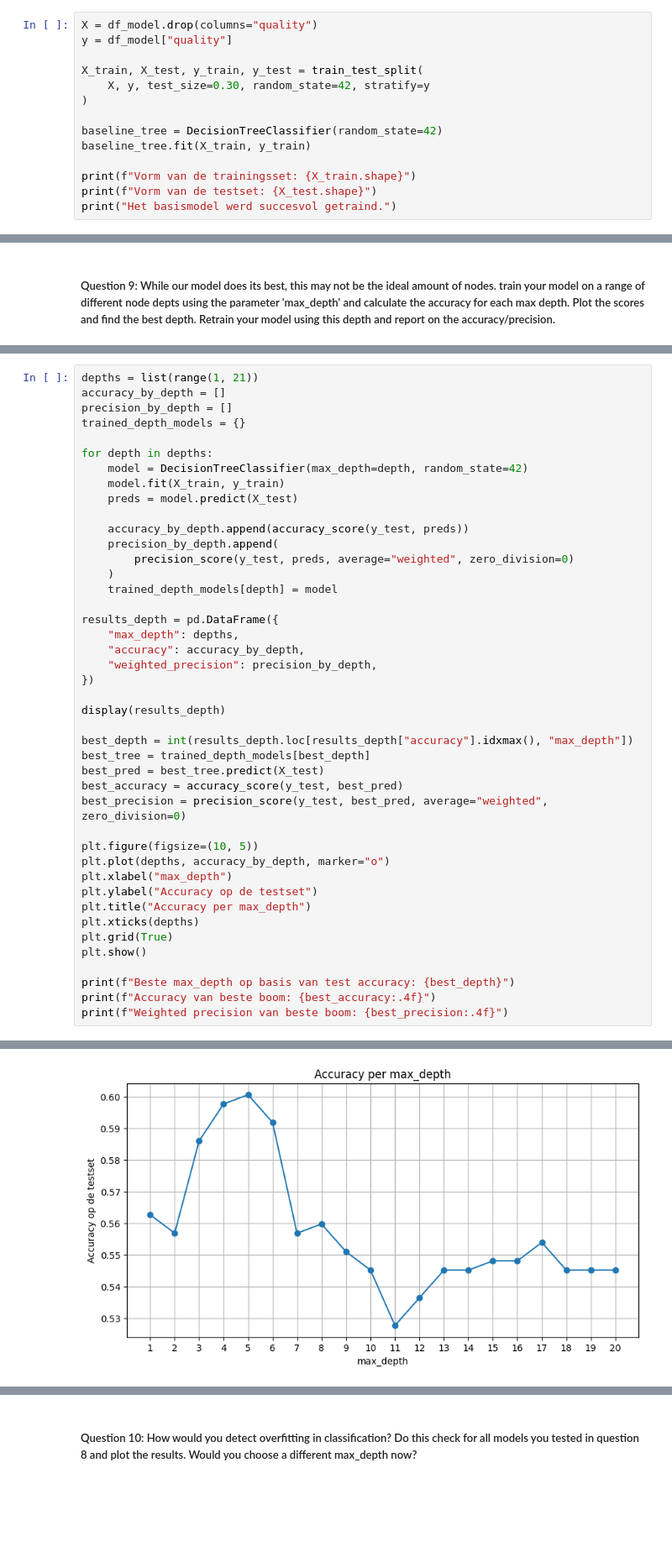
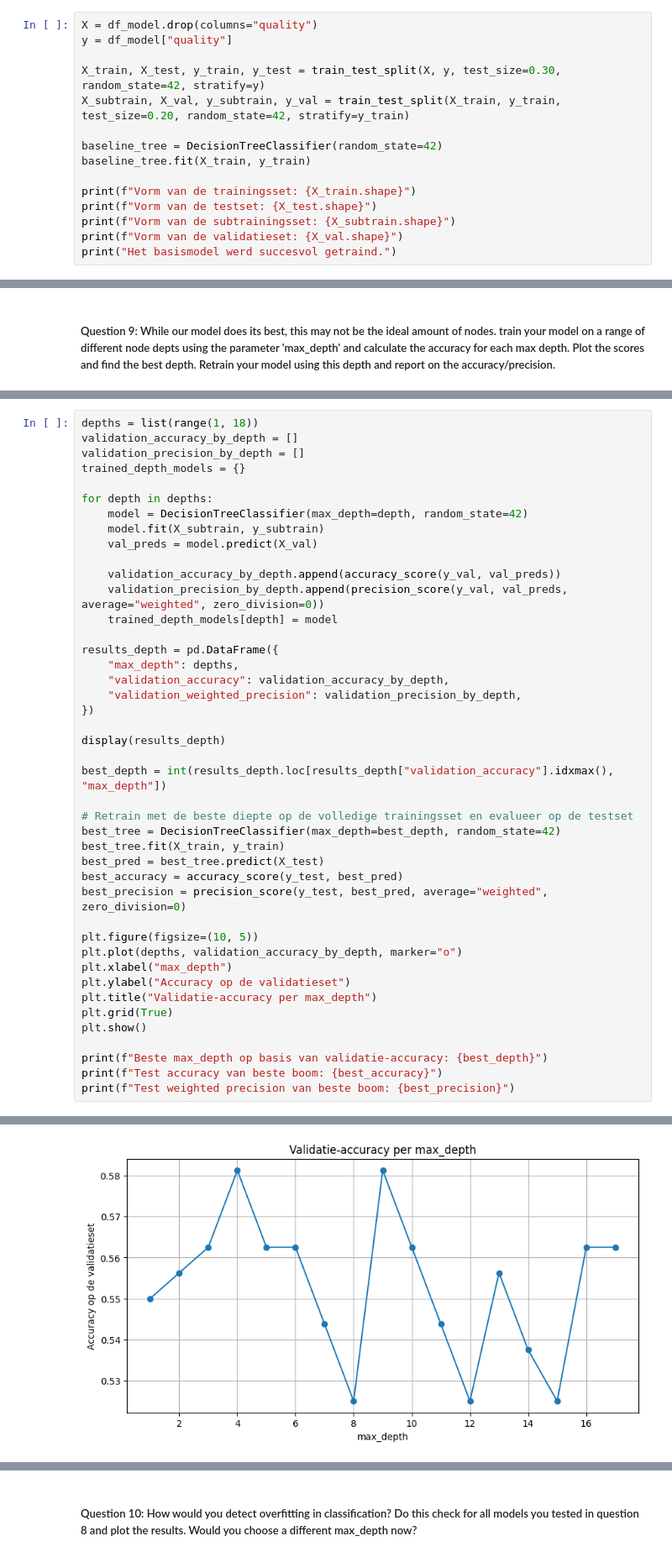
Before and after one commit to ChaybonV/Data-Science-Fundamentals, a Jupyter notebook: 05/DSF 05 - Decision Trees Exercice.ipynb, the cells around one changed output, grey strips where cells are left out. Shown at 84% size. Cells and saved outputs as stored; diff of their text form; blank space fills up the shorter version.

```diff
--- a/05/DSF 05 - Decision Trees Exercice.ipynb
+++ b/05/DSF 05 - Decision Trees Exercice.ipynb
@@ -125,15 +111,16 @@ We splitsen de data op in **features** `X` en **target** `y`. Daarna houden we *
 X = df_model.drop(columns="quality")
 y = df_model["quality"]
 
-X_train, X_test, y_train, y_test = train_test_split(
-    X, y, test_size=0.30, random_state=42, stratify=y
-)
+X_train, X_test, y_train, y_test = train_test_split(X, y, test_size=0.30, random_state=42, stratify=y)
+X_subtrain, X_val, y_subtrain, y_val = train_test_split(X_train, y_train, test_size=0.20, random_state=42, stratify=y_train)
 
 baseline_tree = DecisionTreeClassifier(random_state=42)
 baseline_tree.fit(X_train, y_train)
 
 print(f"Vorm van de trainingsset: {X_train.shape}")
 print(f"Vorm van de testset: {X_test.shape}")
+print(f"Vorm van de subtrainingsset: {X_subtrain.shape}")
+print(f"Vorm van de validatieset: {X_val.shape}")
 print("Het basismodel werd succesvol getraind.")
 # %% [output]
 Vorm van de trainingsset: (799, 11)
@@ -339,44 +322,44 @@ We testen meerdere waarden voor `max_depth` en meten telkens de prestaties op de
 # %%
-depths = list(range(1, 21))
-accuracy_by_depth = []
-precision_by_depth = []
+depths = list(range(1, 18))
+validation_accuracy_by_depth = []
+validation_precision_by_depth = []
 trained_depth_models = {}
 
 for depth in depths:
     model = DecisionTreeClassifier(max_depth=depth, random_state=42)
-    model.fit(X_train, y_train)
-    preds = model.predict(X_test)
+    model.fit(X_subtrain, y_subtrain)
+    val_preds = model.predict(X_val)
 
-    accuracy_by_depth.append(accuracy_score(y_test, preds))
-    precision_by_depth.append(
-        precision_score(y_test, preds, average="weighted", zero_division=0)
-    )
+    validation_accuracy_by_depth.append(accuracy_score(y_val, val_preds))
+    validation_precision_by_depth.append(precision_score(y_val, val_preds, average="weighted", zero_division=0))
     trained_depth_models[depth] = model
 
 results_depth = pd.DataFrame({
     "max_depth": depths,
-    "accuracy": accuracy_by_depth,
-    "weighted_precision": precision_by_depth,
+    "validation_accuracy": validation_accuracy_by_depth,
+    "validation_weighted_precision": validation_precision_by_depth,
 })
 
 display(results_depth)
 
-best_depth = int(results_depth.loc[results_depth["accuracy"].idxmax(), "max_depth"])
-best_tree = trained_depth_models[best_depth]
+best_depth = int(results_depth.loc[results_depth["validation_accuracy"].idxmax(), "max_depth"])
+
+# Retrain met de beste diepte op de volledige trainingsset en evalueer op de testset
+best_tree = DecisionTreeClassifier(max_depth=best_depth, random_state=42)
+best_tree.fit(X_train, y_train)
 best_pred = best_tree.predict(X_test)
 best_accuracy = accuracy_score(y_test, best_pred)
 best_precision = precision_score(y_test, best_pred, average="weighted", zero_division=0)
 
 plt.figure(figsize=(10, 5))
-plt.plot(depths, accuracy_by_depth, marker="o")
+plt.plot(depths, validation_accuracy_by_depth, marker="o")
 plt.xlabel("max_depth")
-plt.ylabel("Accuracy op de testset")
-plt.title("Accuracy per max_depth")
-plt.xticks(depths)
+plt.ylabel("Accuracy op de validatieset")
+plt.title("Validatie-accuracy per max_depth")
 plt.grid(True)
 plt.show()
 
-print(f"Beste max_depth op basis van test accuracy: {best_depth}")
-print(f"Accuracy van beste boom: {best_accuracy:.4f}")
-print(f"Weighted precision van beste boom: {best_precision:.4f}")
+print(f"Beste max_depth op basis van validatie-accuracy: {best_depth}")
+print(f"Test accuracy van beste boom: {best_accuracy}")
+print(f"Test weighted precision van beste boom: {best_precision}")
 # %% [output]
@@ -400 +384 @@ print(f"Weighted precision van beste boom: {best_precision:.4f}")
-[figure, old version]
+[figure, new version]
```
Also changed, not shown: parts of 15 cells of this notebook.
